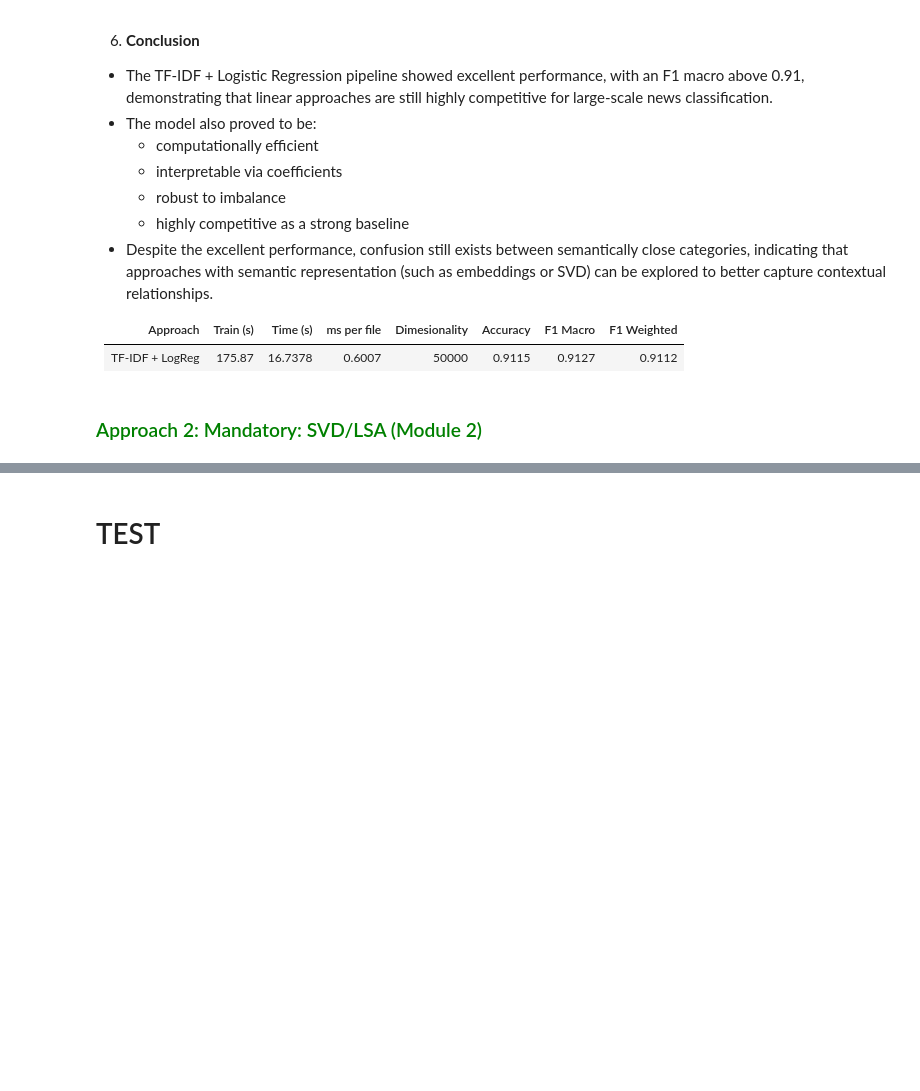
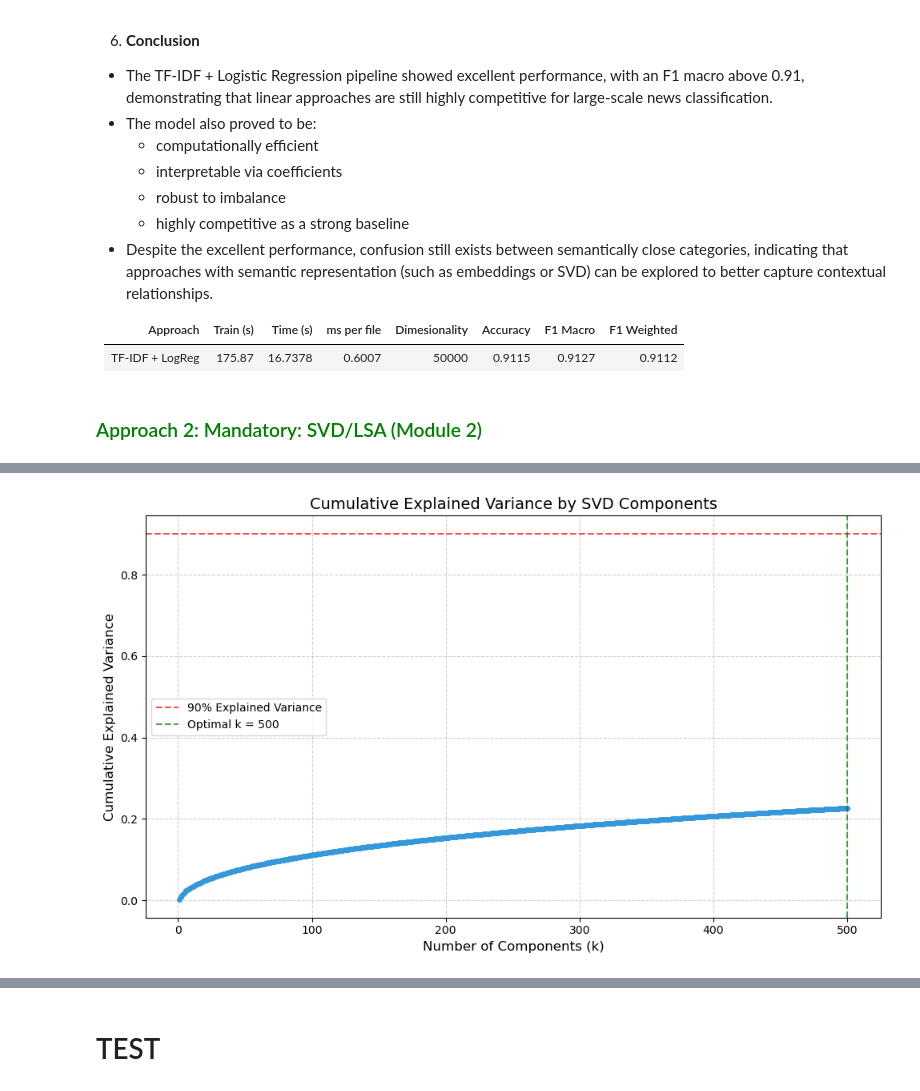
Before and after one commit to RakellM/ASN-DSA-T5, a Jupyter notebook: 31-TM/Project_1/Text_Mining-Project_1.ipynb, the cells around one changed output, grey strips where cells are left out. Drawn from its saved outputs; the diff is of its cells as text; code cells hidden in the pictures; blank space fills up the shorter version.

```diff
--- a/31-TM/Project_1/Text_Mining-Project_1.ipynb
+++ b/31-TM/Project_1/Text_Mining-Project_1.ipynb
@@ -1073,0 +1223,16 @@ TOP 10 tokens by category:
+# %%
+# Chart cumulative explained variance
+plt.figure(figsize=(10, 6))
+plt.plot(range(1, len(cumulative_variance) + 1), cumulative_variance,
+         marker='o', linewidth=2, markersize=4, color='#3498db')
+plt.axhline(y=0.9, color='red', linestyle='--', alpha=0.7, label='90% Explained Variance')
+plt.axvline(x=best_k, color='green', linestyle='--', alpha=0.7, label=f'Optimal k = {best_k}')
+plt.xlabel('Number of Components (k)', fontsize=12)
+plt.ylabel('Cumulative Explained Variance', fontsize=12)
+plt.title('Cumulative Explained Variance by SVD Components', fontsize=14)
+plt.grid(True, linestyle='--', alpha=0.6)
+plt.legend()
+plt.tight_layout()
+plt.show()
+# %% [output]
+[figure, added]
```
Also changed, not shown: parts of 13 cells of this notebook.
